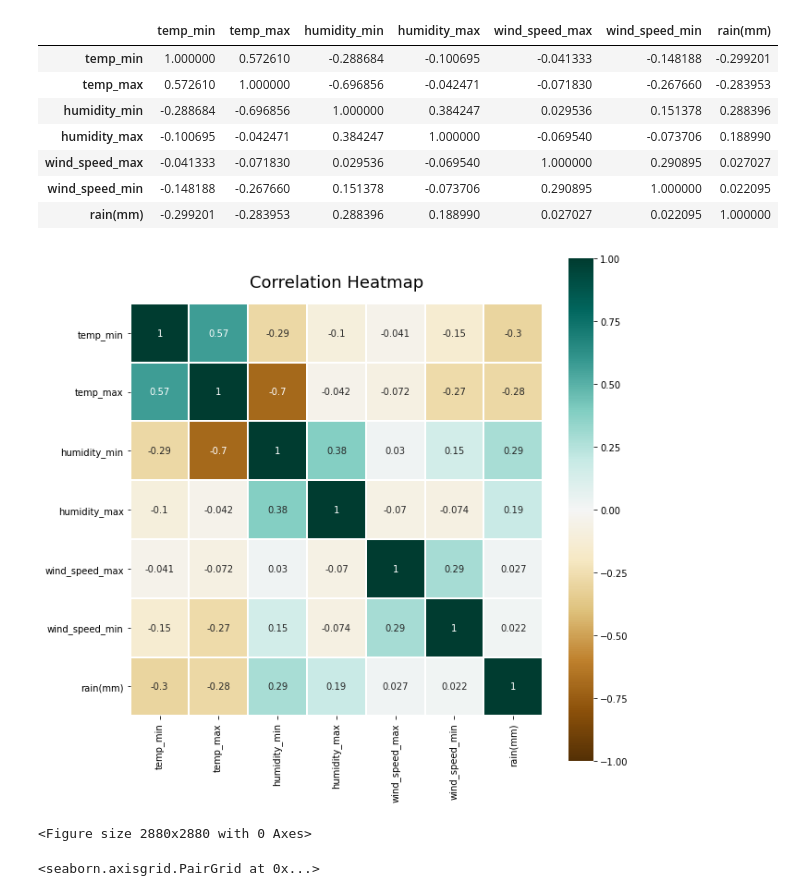
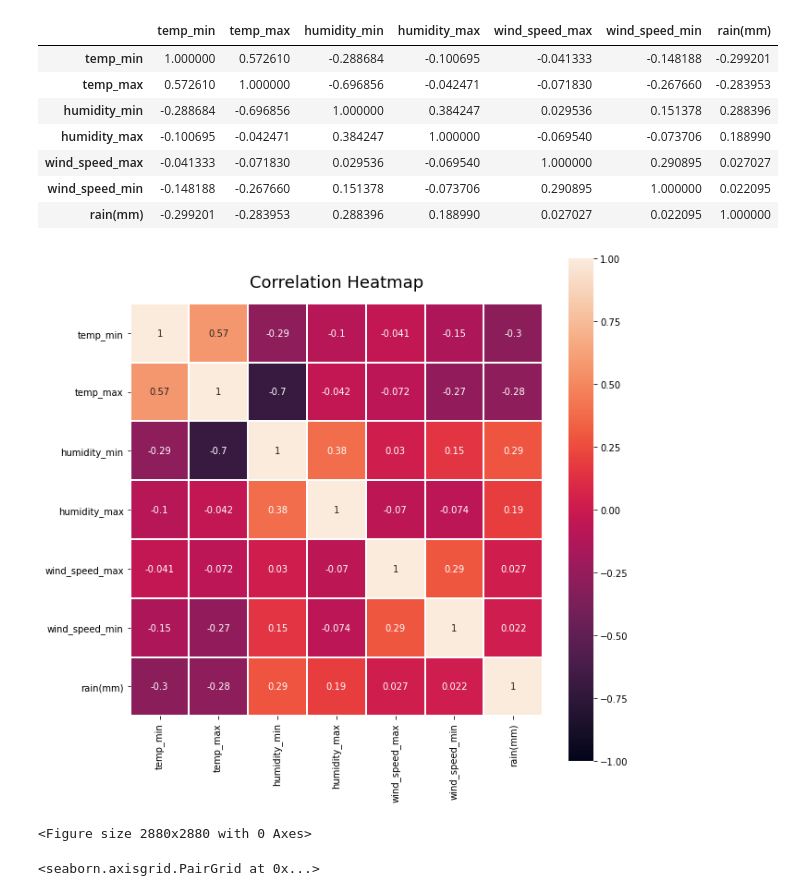
Before and after one commit to Nagesh-Cheripally/Correlation-Matrix, a Jupyter notebook: Correlation_Matrix.ipynb, the cells around one changed output. Drawn from its saved outputs; the diff is of its cells as text; code cells hidden in the pictures.

```diff
--- a/Correlation_Matrix.ipynb
+++ b/Correlation_Matrix.ipynb
@@ -43,13 +43,13 @@ df.corr()
 # %%
 # Using HeatMap
 corrMatrix = df.corr()
 plt.figure(figsize=(10,10))
-heatmap = sn.heatmap(corrMatrix, annot=True, vmin = -1, vmax = 1, cmap='BrBG', linewidths = 1, square = 'true')
+heatmap = sn.heatmap(corrMatrix, annot=True, vmin = -1, vmax = 1,linewidths = 1, square = 'true')
 heatmap.set_title('Correlation Heatmap', fontdict={'fontsize':18}, pad=18)
 plt.figure(figsize=(40,40))
 plt.show()
 # %% [output]
-[figure, old version]
+[figure, new version]
 <Figure size 2880x2880 with 0 Axes>
 # %%
 sn.pairplot(df,height=1.5)
```
